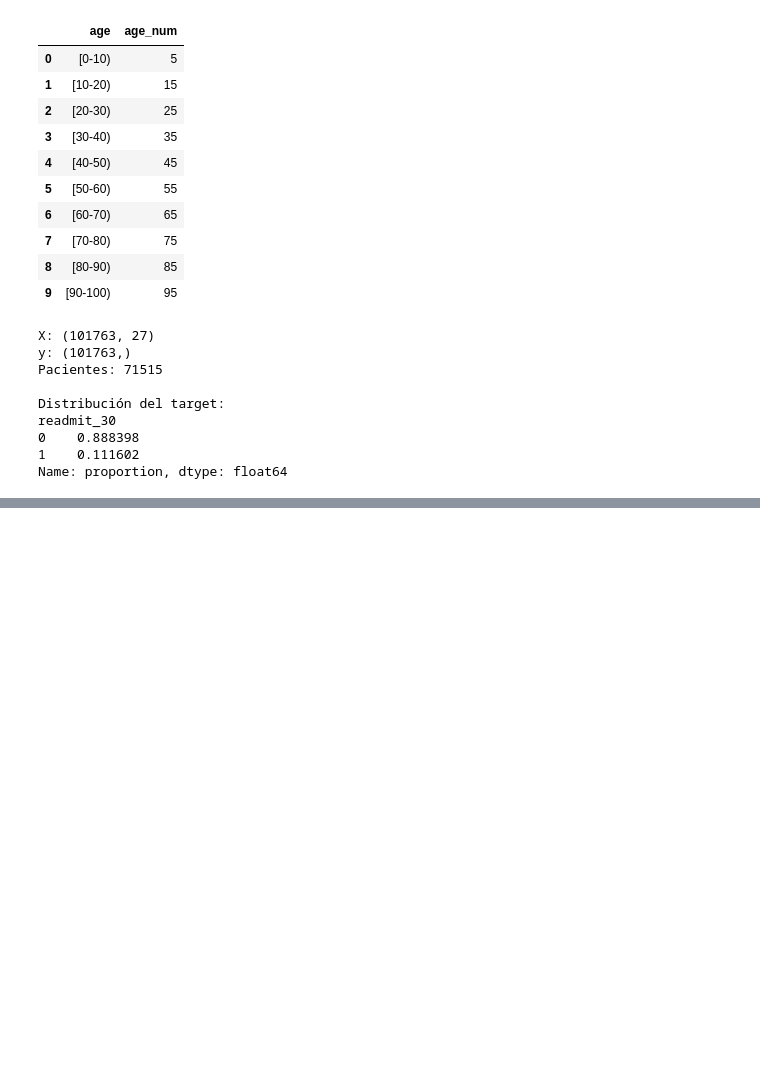
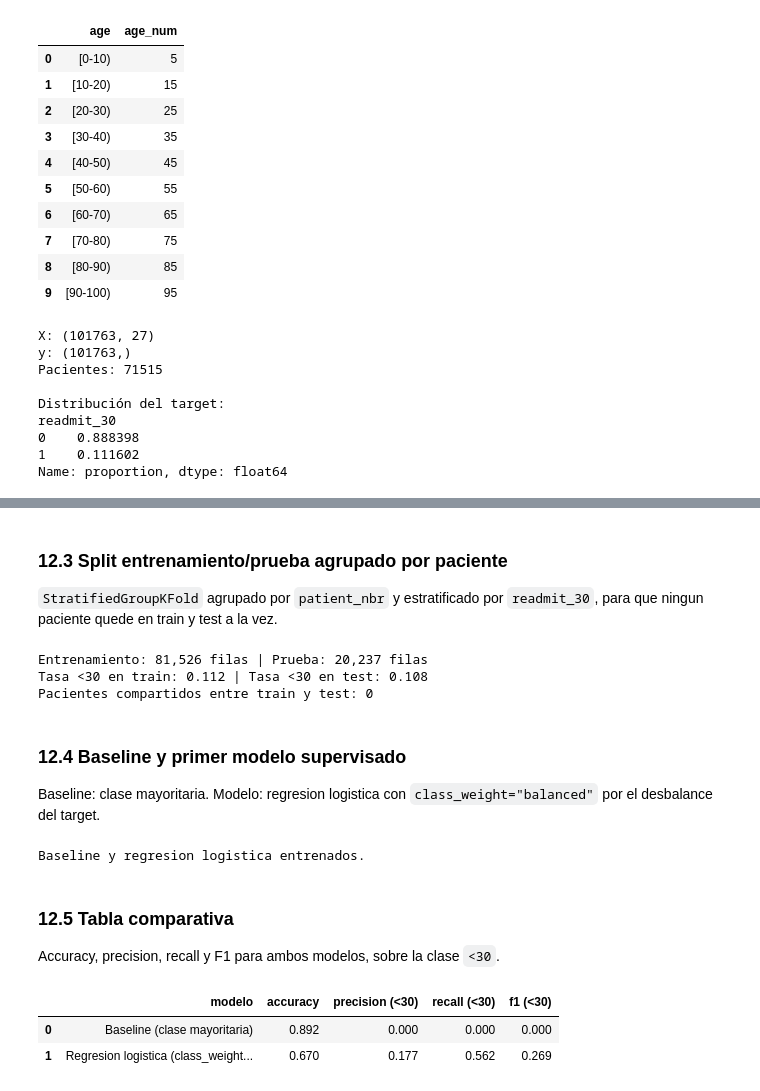
Before and after one commit to mviktor09/S100-ProyectoParteII, a Jupyter notebook: S100_Equipo3_ParteII.ipynb, the cells around one changed output, grey strips where cells are left out. Drawn from its saved outputs; the diff is of its cells as text; code cells hidden in the pictures; blank space fills up the shorter version.

```diff
--- a/S100_Equipo3_ParteII.ipynb
+++ b/S100_Equipo3_ParteII.ipynb
@@ -843,0 +913,71 @@ Name: proportion, dtype: float64
+# %% [markdown]
+### 12.3 Split entrenamiento/prueba agrupado por paciente
+
+`StratifiedGroupKFold` agrupado por `patient_nbr` y estratificado por `readmit_30`, para que ningun paciente quede en train y test a la vez.
+# %%
+from sklearn.model_selection import StratifiedGroupKFold
+from sklearn.dummy import DummyClassifier
+from sklearn.linear_model import LogisticRegression
+from sklearn.preprocessing import StandardScaler
+from sklearn.metrics import accuracy_score, precision_score, recall_score, f1_score
+
+sgkf = StratifiedGroupKFold(n_splits=5, shuffle=True, random_state=42)
+train_idx, test_idx = next(sgkf.split(X_encoded, y_modelo, groups=groups))
+
+X_train, X_test = X_encoded.iloc[train_idx], X_encoded.iloc[test_idx]
+y_train, y_test = y_modelo.iloc[train_idx], y_modelo.iloc[test_idx]
+
+pacientes_train = set(groups.iloc[train_idx])
+pacientes_test = set(groups.iloc[test_idx])
+
+print(f"Entrenamiento: {len(X_train):,} filas | Prueba: {len(X_test):,} filas")
+print(f"Tasa <30 en train: {y_train.mean():.3f} | Tasa <30 en test: {y_test.mean():.3f}")
+print(f"Pacientes compartidos entre train y test: {len(pacientes_train & pacientes_test)}")
+# %% [output]
+Entrenamiento: 81,526 filas | Prueba: 20,237 filas
+Tasa <30 en train: 0.112 | Tasa <30 en test: 0.108
+Pacientes compartidos entre train y test: 0
+# %% [markdown]
+### 12.4 Baseline y primer modelo supervisado
+
+Baseline: clase mayoritaria. Modelo: regresion logistica con `class_weight="balanced"` por el desbalance del target.
+# %%
+baseline = DummyClassifier(strategy="most_frequent", random_state=42)
+baseline.fit(X_train, y_train)
+pred_base = baseline.predict(X_test)
+
+escalador = StandardScaler()
+X_train_esc = escalador.fit_transform(X_train)
+X_test_esc = escalador.transform(X_test)
+
+modelo_log = LogisticRegression(max_iter=1000, class_weight="balanced", random_state=42)
+modelo_log.fit(X_train_esc, y_train)
+pred_log = modelo_log.predict(X_test_esc)
+
+print("Baseline y regresion logistica entrenados.")
+# %% [output]
+Baseline y regresion logistica entrenados.
+# %% [markdown]
+### 12.5 Tabla comparativa
+
+Accuracy, precision, recall y F1 para ambos modelos, sobre la clase `<30`.
+# %%
+def metricas(y_true, y_pred, nombre):
+    return {
+        "modelo": nombre,
+        "accuracy": accuracy_score(y_true, y_pred),
+        "precision (<30)": precision_score(y_true, y_pred, zero_division=0),
+        "recall (<30)": recall_score(y_true, y_pred, zero_division=0),
+        "f1 (<30)": f1_score(y_true, y_pred, zero_division=0),
+    }
+
+tabla_comparativa = pd.DataFrame([
+    metricas(y_test, pred_base, "Baseline (clase mayoritaria)"),
+    metricas(y_test, pred_log, "Regresion logistica (class_weight=balanced)"),
+]).round(3)
+
+tabla_comparativa
+# %% [output]
+|  | modelo | accuracy | precision (<30) | recall (<30) | f1 (<30) |
+| 0 | Baseline (clase mayoritaria) | 0.892 | 0.000 | 0.000 | 0.000 |
+| 1 | Regresion logistica (class_weight... | 0.670 | 0.177 | 0.562 | 0.269 |
```
Also changed, not shown: parts of 12 cells of this notebook.
